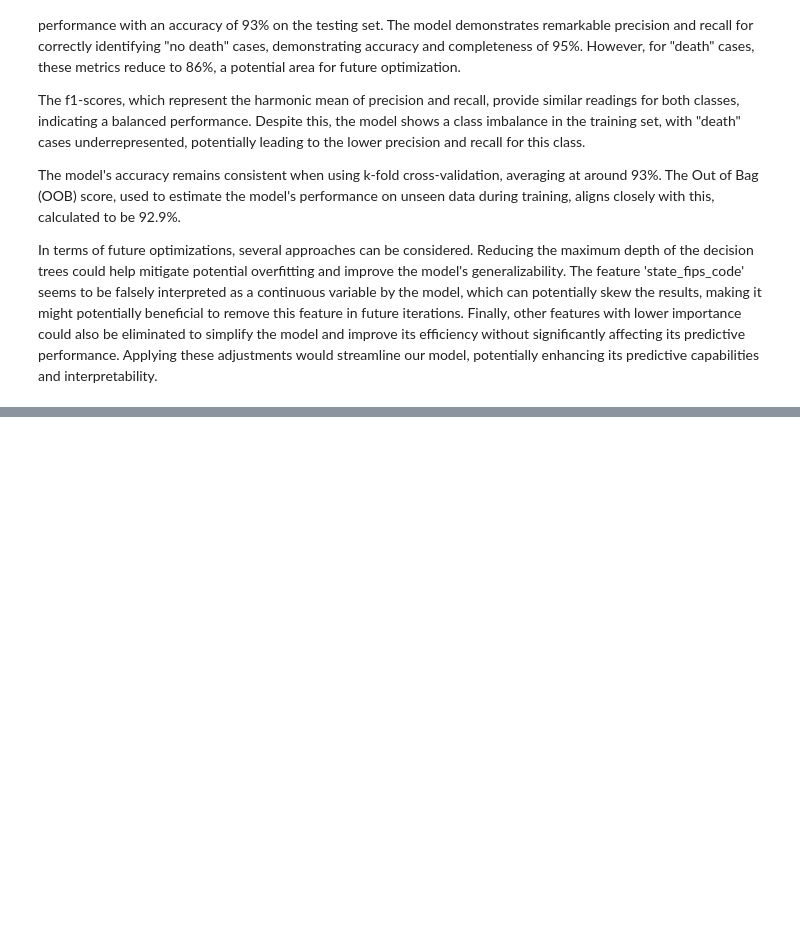
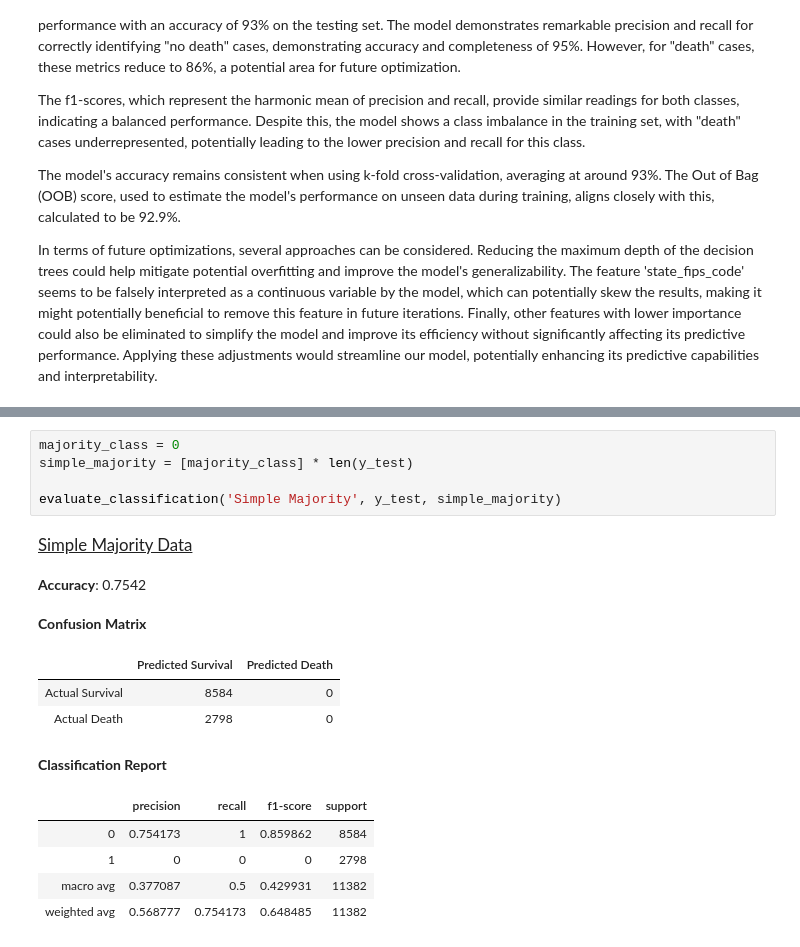
Before and after one commit to tlopesx/Assignment-2, a Jupyter notebook: 22202398_Submission/22202398-Homework2-Notebook.ipynb, the cells around one changed output, grey strips where cells are left out. Saved outputs shown, nothing was run; the diff lists cells and outputs as text; blank space fills up the shorter version.

```diff
--- a/22202398_Submission/22202398-Homework2-Notebook.ipynb
+++ b/22202398_Submission/22202398-Homework2-Notebook.ipynb
@@ -2317,0 +2292,18 @@ In terms of future optimizations, several approaches can be considered. Reducing
+# %%
+majority_class = 0
+simple_majority = [majority_class] * len(y_test)
+
+evaluate_classification('Simple Majority', y_test, simple_majority)
+# %% [output]
+Simple Majority Data
+Accuracy: 0.7542
+Confusion Matrix
+|  | Predicted Survival | Predicted Death |
+| Actual Survival | 8584 | 0 |
+| Actual Death | 2798 | 0 |
+Classification Report
+|  | precision | recall | f1-score | support |
+| 0 | 0.754173 | 1 | 0.859862 | 8584 |
+| 1 | 0 | 0 | 0 | 2798 |
+| macro avg | 0.377087 | 0.5 | 0.429931 | 11382 |
+| weighted avg | 0.568777 | 0.754173 | 0.648485 | 11382 |
```
Also changed, not shown: parts of 39 cells of this notebook.
